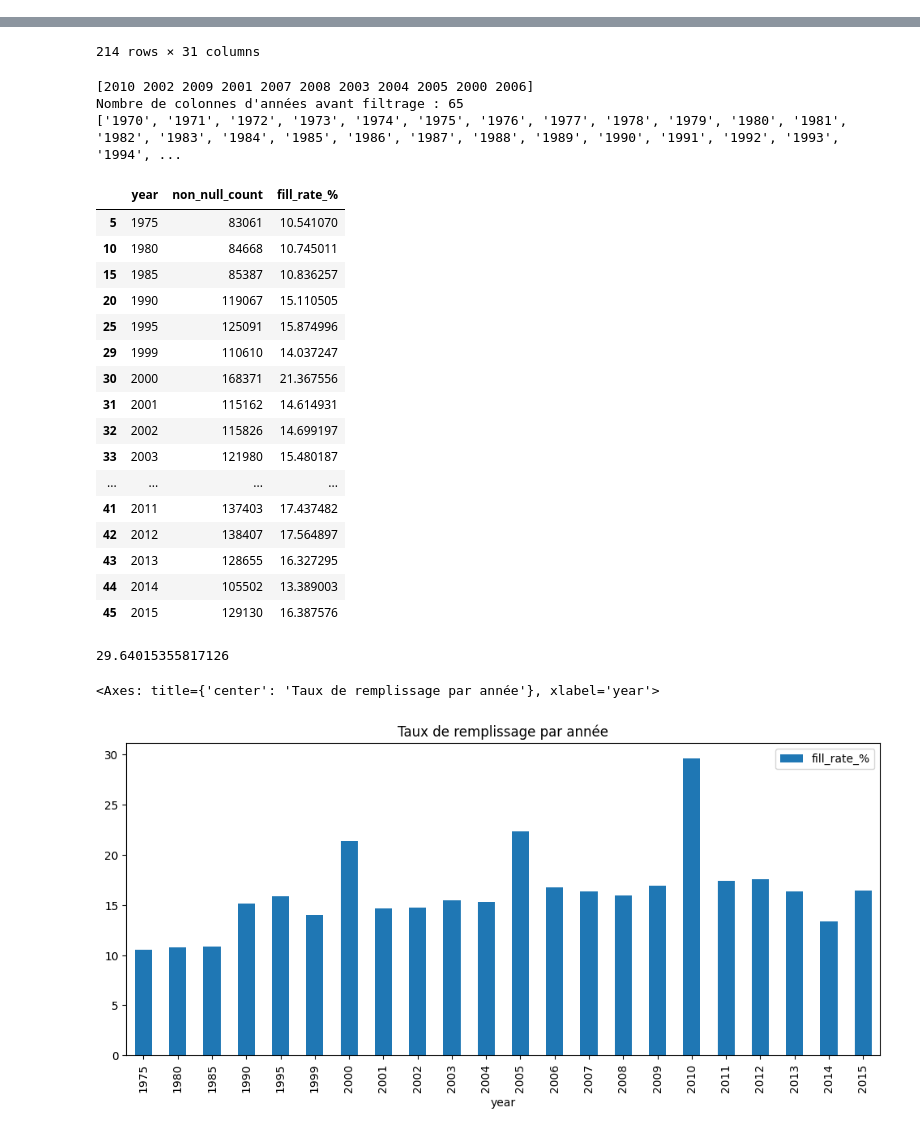
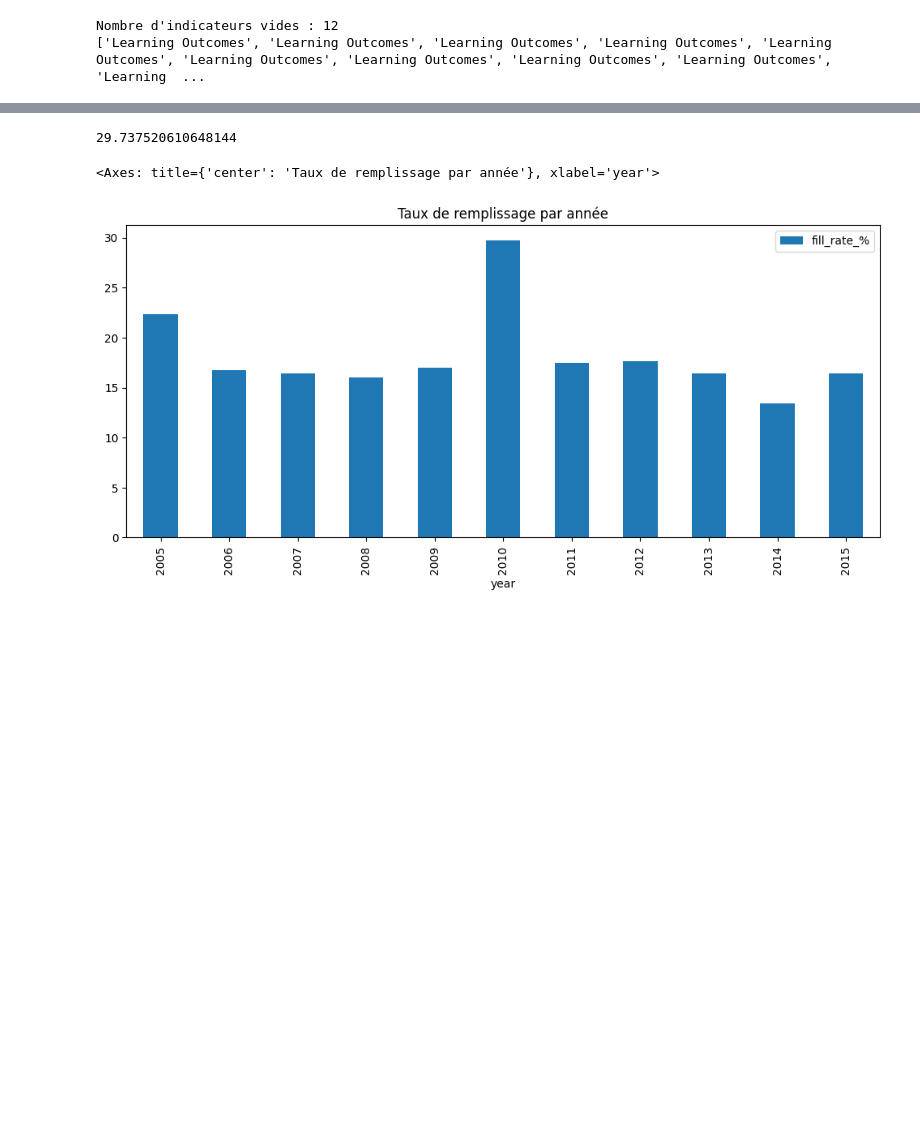
Before and after one commit to hadjerMh/data_processing, a Jupyter notebook: expreriment_notebook.ipynb, the cells around one changed output, grey strips where cells are left out. Drawn from its saved outputs; the diff is of its cells as text; code cells hidden in the pictures; blank space fills up the shorter version.

Commit message:
restructuring the code and pivoting the columns

```diff
--- a/expreriment_notebook.ipynb
+++ b/expreriment_notebook.ipynb
@@ -36,6 +36,6 @@ for file in files:
     dfs[name] = df
     # Display informations about the csvs
     print(f"-------------------------{file}---------------------------------")
-    show_stat(df)
+    #show_stat(df)
 # %% [output]
 -------------------------EdStatsData.csv---------------------------------
@@ -187,7 +68,7 @@ for name, df in dfs.items():
     # Store the cleaned dataframe
     dfs[name] = df
     print(10*'-', name)
-    show_stat(df)
+    #show_stat(df)
 # %% [output]
 Dropped empty columns: ['Unnamed: 69']
 ---------- EdStatsData
@@ -485,17 +159,33 @@ Shape of the csv (451346, 4)
+# %%
+from datetime import datetime
+import numpy as np
+
+data = dfs["EdStatsData"]
+stat_country = dfs["EdStatsCountry"]
+
+# Identifier les colonnes représentant des années
+current_year = datetime.now().year
+min_year_stat = current_year - 20
+# Reflection is minimum tech needed for online courses
+min_year_tech = min(stat_country["latest_industrial_data"][~np.isnan(stat_country["latest_industrial_data"])].astype(int).unique())
+
+min_year = min_year_stat if min_year_stat>min_year_tech else min_year_tech
+
+year_cols = [col for col in data.columns if col.isdigit() and min_year <= int(col) <= current_year]
+
+data_indicatos = data.groupby("indicator_code")[year_cols].apply(lambda x: x.notnull().sum().sum())
+
+# Afficher les indicateurs totalement vides
+empty_indicators = data_indicatos[data_indicatos == 0].index
+print("Nombre d'indicateurs vides :", len(empty_indicators))
+
+print([indicator_dict[i] for i in empty_indicators])
+
+data = data[~data["indicator_code"].isin(empty_indicators)]
+# %% [output]
+Nombre d'indicateurs vides : 12
+['Learning Outcomes', 'Learning Outcomes', 'Learning Outcomes', 'Learning Outcomes', 'Learning Outcomes', 'Learning Outcomes', 'Learning Outcomes', 'Learning Outcomes', 'Learning Outcomes', 'Learning  ...
 # %%
-import numpy as np
-
-data = dfs["EdStatsData"]
-stat_country = dfs["EdStatsCountry"]
-display(stat_country)
-# Reflection is minimum tech needed for online courses
-min_year = min(stat_country["latest_industrial_data"][~np.isnan(stat_country["latest_industrial_data"])].astype(int).unique())
-
-
-# Identifier les colonnes représentant des années
-year_cols = [col for col in data.columns if col.isdigit() and 1900 <= int(col) <ss= 2100]
-print(f"Nombre de colonnes d'années avant filtrage : {len(year_cols)}")
-print(year_cols)
 # Compter le nombre de valeurs non nulles par année
 data_quality = data[year_cols].notnull().sum().reset_index()
 data_quality.columns = ["year", "non_null_count"]
@@ -505,6 +195,7 @@ data_quality["fill_rate_%"] = 100 * data_quality["non_null_count"] / len(data)
 # Trier et afficher
 data_quality = data_quality.sort_values("year")
 data_quality = data_quality[data_quality["fill_rate_%"] > 10]
+
 display(data_quality)  # aperçu des dernières années
 print(max(data_quality["fill_rate_%"]))
 # Visualiser la tendance de complétude
@@ -525,24 +216,3 @@ data_quality.plot(x="year", y="fill_rate_%", kind="bar", figsize=(12,5), title="
-214 rows × 31 columns
+29.737520610648144
-[2010 2002 2009 2001 2007 2008 2003 2004 2005 2000 2006]
-Nombre de colonnes d'années avant filtrage : 65
-['1970', '1971', '1972', '1973', '1974', '1975', '1976', '1977', '1978', '1979', '1980', '1981', '1982', '1983', '1984', '1985', '1986', '1987', '1988', '1989', '1990', '1991', '1992', '1993', '1994', ...
+<Axes: title={'center': 'Taux de remplissage par année'}, xlabel='year'>
-|  | year | non_null_count | fill_rate_% |
-| 5 | 1975 | 83061 | 10.541070 |
-| 10 | 1980 | 84668 | 10.745011 |
-| 15 | 1985 | 85387 | 10.836257 |
-| 20 | 1990 | 119067 | 15.110505 |
-| 25 | 1995 | 125091 | 15.874996 |
-| 29 | 1999 | 110610 | 14.037247 |
-| 30 | 2000 | 168371 | 21.367556 |
-| 31 | 2001 | 115162 | 14.614931 |
-| 32 | 2002 | 115826 | 14.699197 |
-| 33 | 2003 | 121980 | 15.480187 |
-| ... | ... | ... | ... |
-| 41 | 2011 | 137403 | 17.437482 |
-| 42 | 2012 | 138407 | 17.564897 |
-| 43 | 2013 | 128655 | 16.327295 |
-| 44 | 2014 | 105502 | 13.389003 |
-| 45 | 2015 | 129130 | 16.387576 |
-29.64015355817126
-<Axes: title={'center': 'Taux de remplissage par année'}, xlabel='year'>
-[figure, old version]
+[figure, new version]
```
Also changed, not shown: parts of 7 cells of this notebook.
